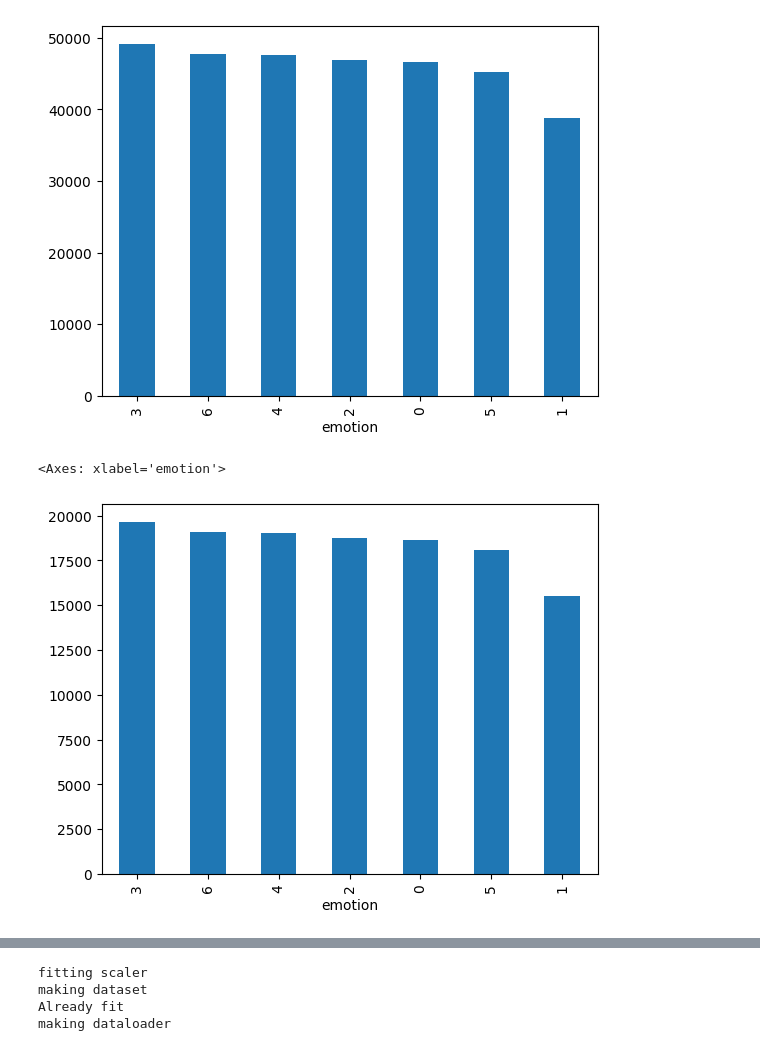
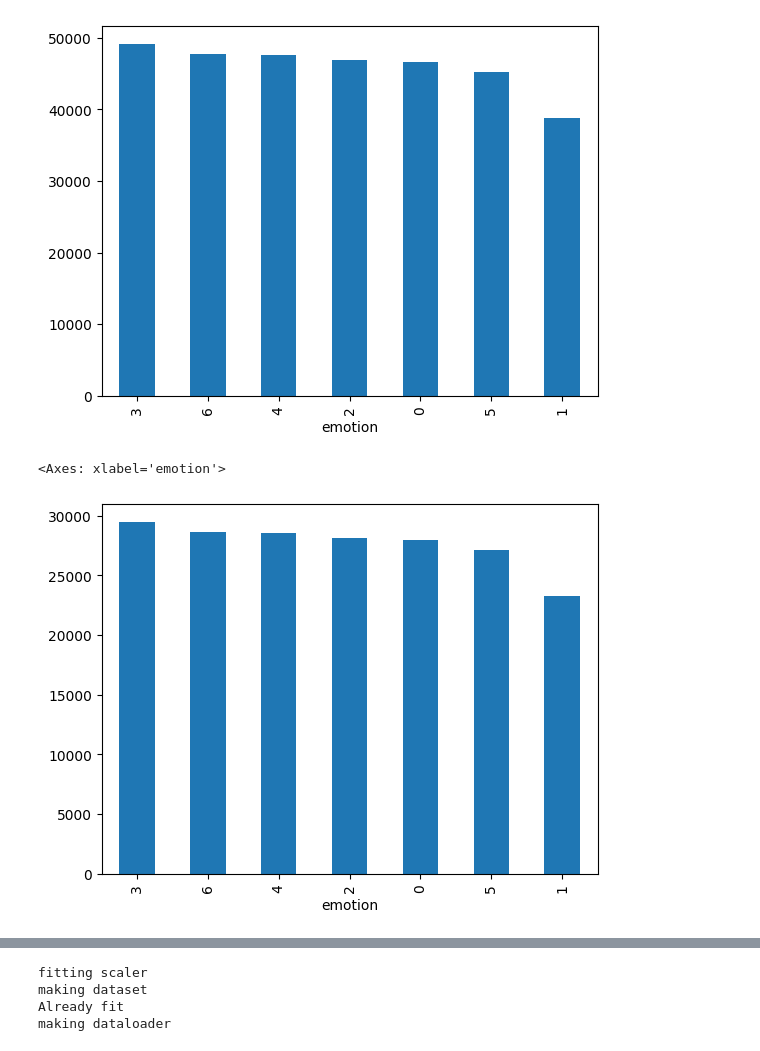
Before and after one commit to Andrewnolan13/AdvancedAI, a Jupyter notebook: CA2/notebooks/03 pipeline.ipynb, the cells around one changed output, grey strips where cells are left out. Saved outputs shown, nothing was run; the diff lists cells and outputs as text; code cells hidden in the pictures.

```diff
--- a/CA2/notebooks/03 pipeline.ipynb
+++ b/CA2/notebooks/03 pipeline.ipynb
@@ -438,12 +438,12 @@ TrainingData.emotion.value_counts().plot(kind = 'bar')
 <Axes: xlabel='emotion'>
 [figure]
 # %%
-# big,small = train_test_split(TrainingData, test_size=0.4, stratify=TrainingData['emotion'], random_state=42)
+big,small = train_test_split(TrainingData, test_size=0.6, stratify=TrainingData['emotion'], random_state=42)
 # %%
-# small.emotion.value_counts().plot(kind='bar')
+small.emotion.value_counts().plot(kind='bar')
 # %% [output]
 <Axes: xlabel='emotion'>
-[figure, old version]
+[figure, new version]
 # %%
 # big.emotion.value_counts().plot(kind='bar')
 # %%
```
Also changed, not shown: parts of 7 cells of this notebook.
